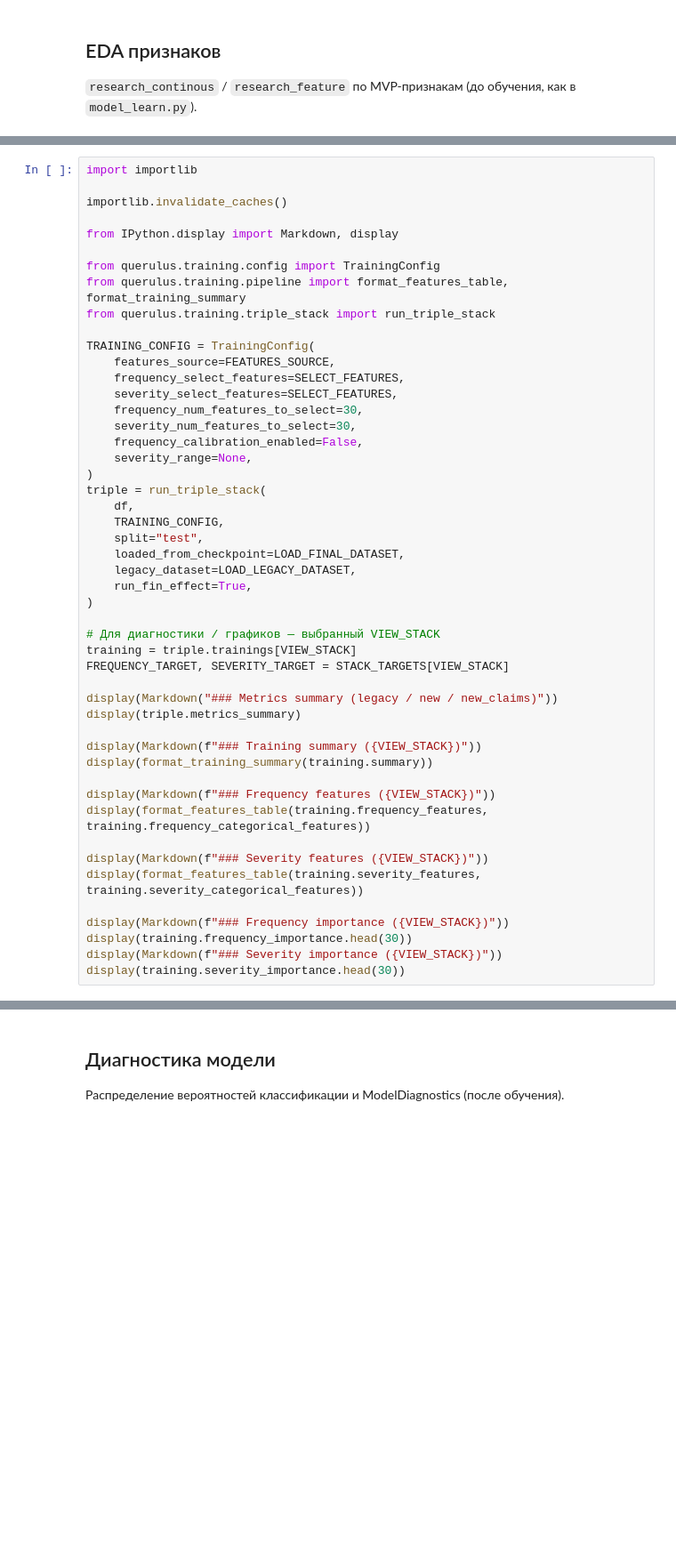
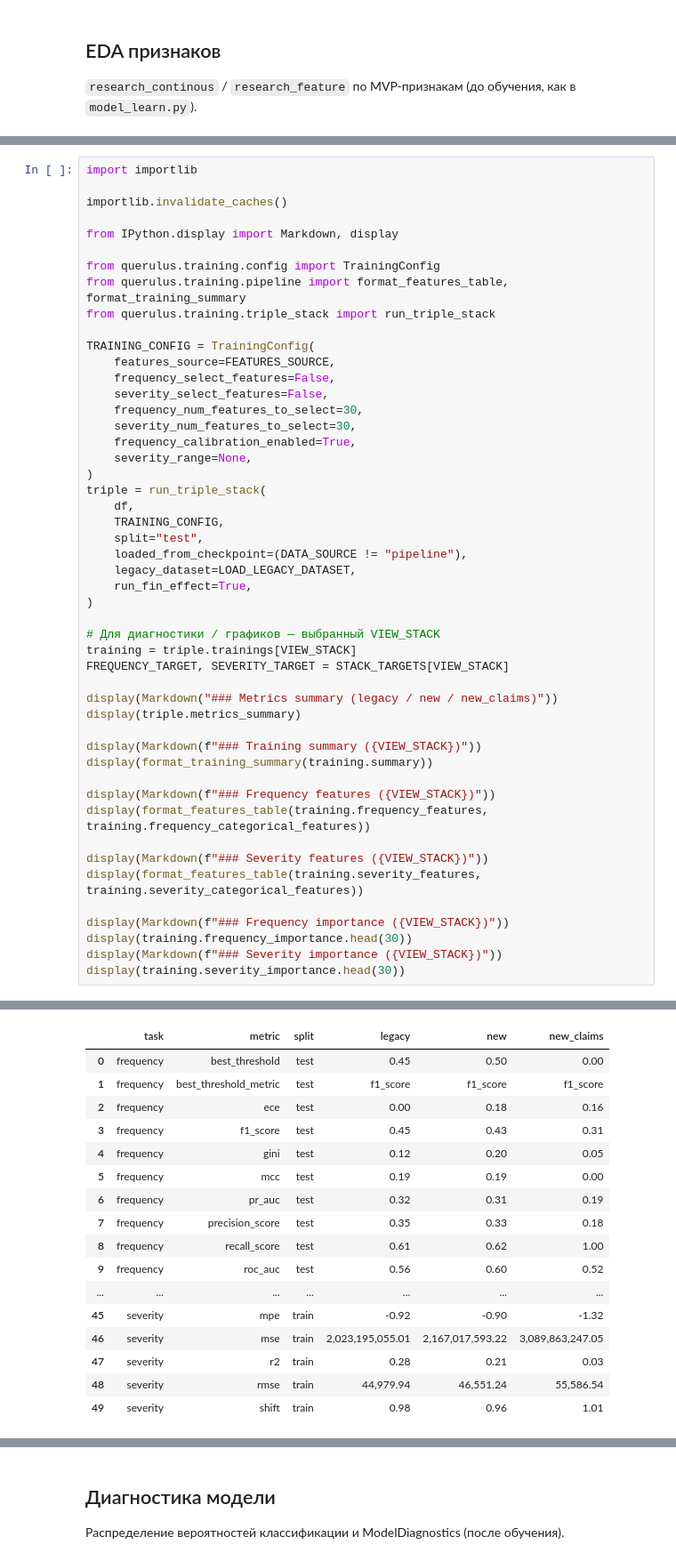
Before and after one commit to gatiatulin-chingiz/querulus, a Jupyter notebook: notebooks/collect.ipynb, the cells around one changed output, grey strips where cells are left out. Shown at 89% size. Drawn from its saved outputs; the diff is of its cells as text; blank space fills up the shorter version.

```diff
--- a/notebooks/collect.ipynb
+++ b/notebooks/collect.ipynb
@@ -213,18 +340,18 @@ from querulus.training.triple_stack import run_triple_stack
 
 TRAINING_CONFIG = TrainingConfig(
     features_source=FEATURES_SOURCE,
-    frequency_select_features=SELECT_FEATURES,
-    severity_select_features=SELECT_FEATURES,
+    frequency_select_features=False,
+    severity_select_features=False,
     frequency_num_features_to_select=30,
     severity_num_features_to_select=30,
-    frequency_calibration_enabled=False,
+    frequency_calibration_enabled=True,
     severity_range=None,
 )
 triple = run_triple_stack(
     df,
     TRAINING_CONFIG,
     split="test",
-    loaded_from_checkpoint=LOAD_FINAL_DATASET,
+    loaded_from_checkpoint=(DATA_SOURCE != "pipeline"),
     legacy_dataset=LOAD_LEGACY_DATASET,
     run_fin_effect=True,
 )
@@ -249,3 +376,4 @@ display(Markdown(f"### Frequency importance ({VIEW_STACK})"))
 display(training.frequency_importance.head(30))
 display(Markdown(f"### Severity importance ({VIEW_STACK})"))
 display(training.severity_importance.head(30))
+# %% [output]
@@ -251,0 +398,17 @@ display(training.severity_importance.head(30))
+|  | task | metric | split | legacy | new | new_claims |
+| 0 | frequency | best_threshold | test | 0.45 | 0.50 | 0.00 |
+| 1 | frequency | best_threshold_metric | test | f1_score | f1_score | f1_score |
+| 2 | frequency | ece | test | 0.00 | 0.18 | 0.16 |
+| 3 | frequency | f1_score | test | 0.45 | 0.43 | 0.31 |
+| 4 | frequency | gini | test | 0.12 | 0.20 | 0.05 |
+| 5 | frequency | mcc | test | 0.19 | 0.19 | 0.00 |
+| 6 | frequency | pr_auc | test | 0.32 | 0.31 | 0.19 |
+| 7 | frequency | precision_score | test | 0.35 | 0.33 | 0.18 |
+| 8 | frequency | recall_score | test | 0.61 | 0.62 | 1.00 |
+| 9 | frequency | roc_auc | test | 0.56 | 0.60 | 0.52 |
+| ... | ... | ... | ... | ... | ... | ... |
+| 45 | severity | mpe | train | -0.92 | -0.90 | -1.32 |
+| 46 | severity | mse | train | 2,023,195,055.01 | 2,167,017,593.22 | 3,089,863,247.05 |
+| 47 | severity | r2 | train | 0.28 | 0.21 | 0.03 |
+| 48 | severity | rmse | train | 44,979.94 | 46,551.24 | 55,586.54 |
+| 49 | severity | shift | train | 0.98 | 0.96 | 1.01 |
```
Also changed, not shown: parts of 32 cells of this notebook, 16 other files.
